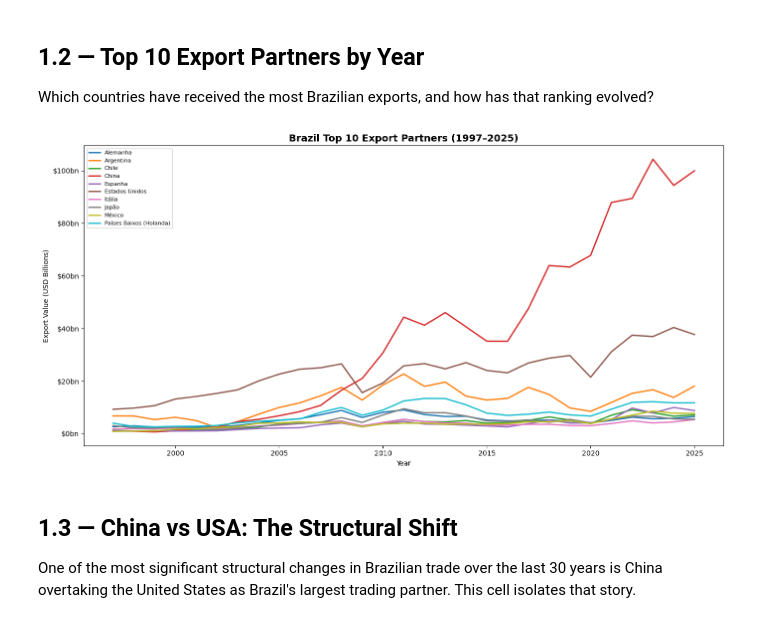
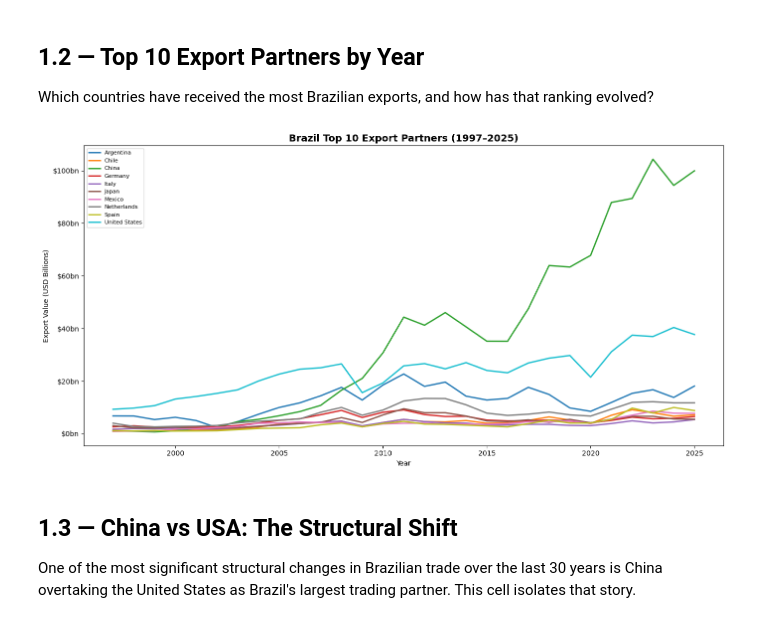
Before and after one commit to Eduardo-kohn/brazil-state-trade-analysis, a Jupyter notebook: SRC/Analysis/step1_geographic_concentration.ipynb, the cells around one changed output. Drawn from its saved outputs; the diff is of its cells as text; code cells hidden in the pictures.

```diff
--- a/SRC/Analysis/step1_geographic_concentration.ipynb
+++ b/SRC/Analysis/step1_geographic_concentration.ipynb
@@ -104,46 +104,46 @@ Which countries have received the most Brazilian exports, and how has that ranki
 # %%
 query_top_partners = f"""
     SELECT e."CO_ANO" AS year,
-           p.nome_pais AS country,
+           p.nome_pais_ing AS country,
            SUM(e."VL_FOB") AS total_fob
     FROM exp e
     JOIN pais p ON e."CO_PAIS" = p.codigo_pais
     WHERE e."CO_ANO" <= {MAX_YEAR}
-    GROUP BY e."CO_ANO", p.nome_pais
+    GROUP BY e."CO_ANO", p.nome_pais_ing
     ORDER BY e."CO_ANO", total_fob DESC
 """
 
 df_partners = pd.read_sql(query_top_partners, engine)
 df_partners['total_usd_bn'] = df_partners['total_fob'] / 1e9
 
 # Get top 10 countries by total exports across all years
 top10_countries = (
     df_partners.groupby('country')['total_fob']
     .sum()
     .nlargest(10)
     .index.tolist()
 )
 
 df_top10 = df_partners[df_partners['country'].isin(top10_countries)]
 
 # Pivot for plotting
 df_pivot = df_top10.pivot(index='year', columns='country', values='total_usd_bn').fillna(0)
 
 # Plot
 fig, ax = plt.subplots(figsize=(14, 7))
 for country in df_pivot.columns:
     ax.plot(df_pivot.index, df_pivot[country], label=country, linewidth=2)
 
 ax.set_title(f"Brazil Top 10 Export Partners (1997–{MAX_YEAR})", fontsize=14, fontweight='bold')
 ax.set_xlabel("Year")
 ax.set_ylabel("Export Value (USD Billions)")
 ax.legend(loc='upper left', fontsize=8)
 ax.yaxis.set_major_formatter(mticker.FormatStrFormatter('$%.0fbn'))
 plt.tight_layout()
 plt.savefig('output_1_2_top10_export_partners.png', dpi=150)
 plt.show()
 # %% [output]
-[figure, old version]
+[figure, new version]
 # %% [markdown]
 ## 1.3 — China vs USA: The Structural Shift
 One of the most significant structural changes in Brazilian trade over the last 30 years is China overtaking the United States as Brazil's largest trading partner. This cell isolates that story.
```
Also changed, not shown: parts of 3 cells of this notebook, 4 other files.
